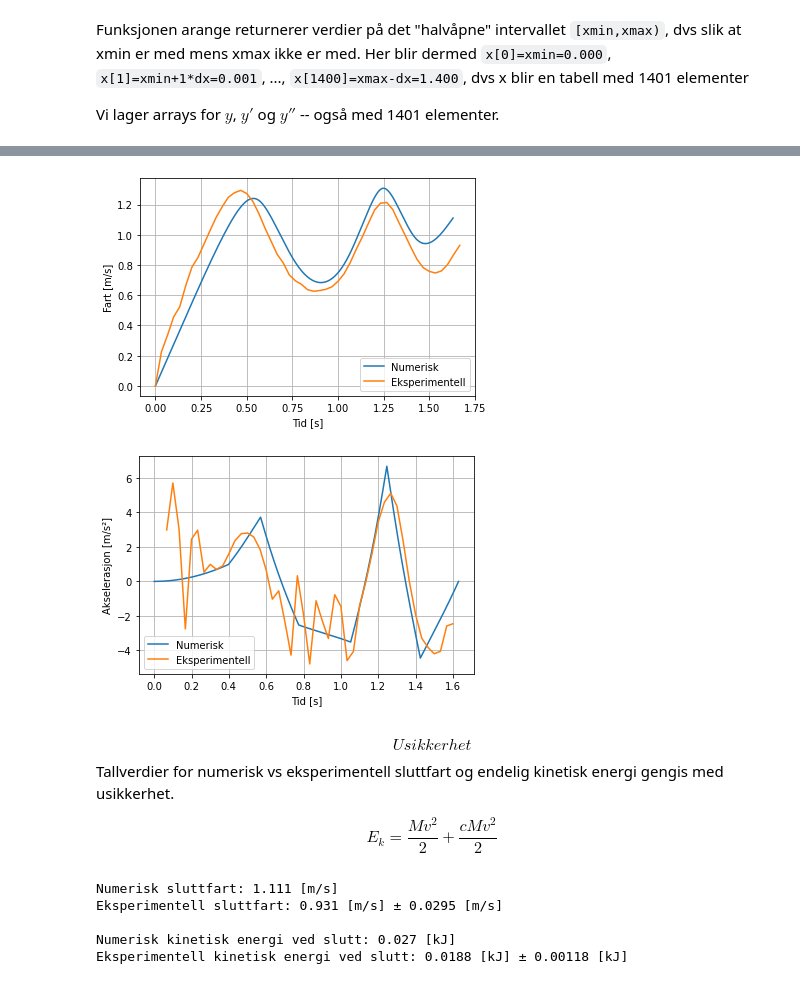
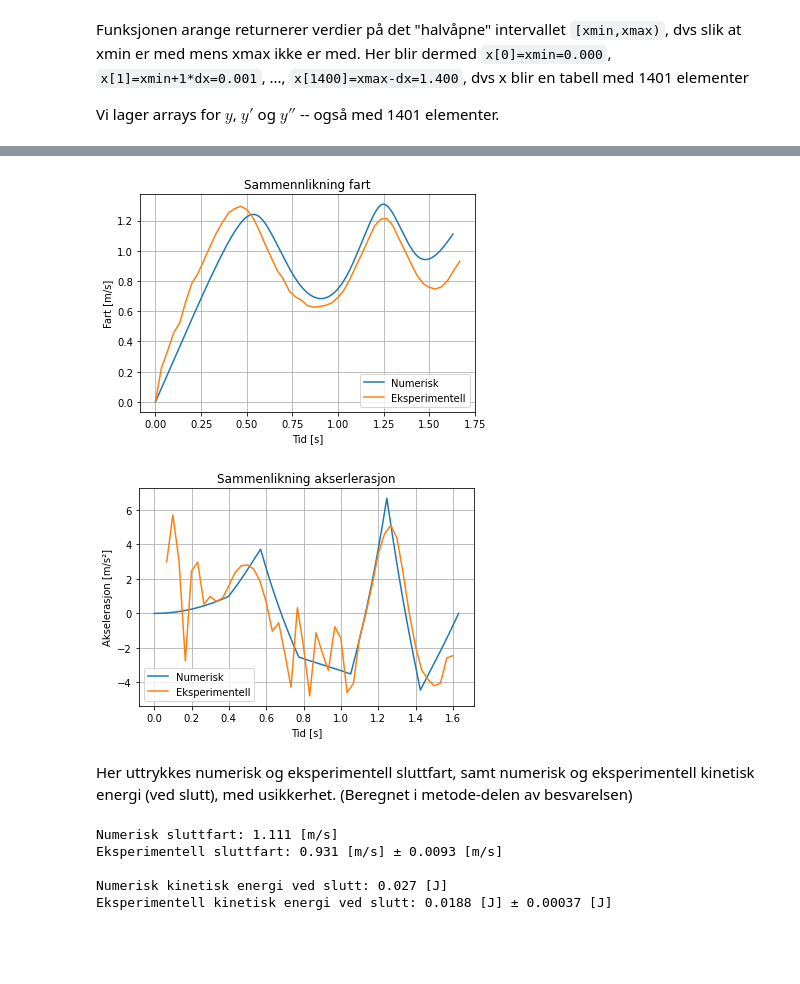
Before and after one commit to AdmiralDuckins/Fysikk-lab, a Jupyter notebook: cubicspline (1).ipynb, the cells around one changed output, grey strips where cells are left out. Drawn from its saved outputs; the diff is of its cells as text; code cells hidden in the pictures; blank space fills up the shorter version.

```diff
--- a/cubicspline (1).ipynb
+++ b/cubicspline (1).ipynb
@@ -301,78 +459,38 @@ f_e = M*a_e+ M*g*np.sin(beta_e[1:-1])
 # %%
 plt.plot(tid, v, label = "Numerisk")
 plt.plot(t_e, v_e, label = "Eksperimentell")
 plt.grid()
+plt.title('Sammennlikning fart')
 plt.xlabel("Tid [s]")
 plt.ylabel("Fart [m/s]")
 plt.legend()
 plt.show()
 
 
-
-
 plt.plot(tid, a, label = "Numerisk")
 plt.plot(t_e[2:-2], d2y_e, label = "Eksperimentell")
 plt.grid()
+plt.title('Sammenlikning akserlerasjon')
 plt.xlabel("Tid [s]")
 plt.ylabel(f'Akselerasjon [m/s\N{SUPERSCRIPT TWO}]')
 plt.legend()
 plt.show()
 # %% [output]
-[figure, old version]
+[figure, new version]
-[figure, old version]
+[figure, new version]
-# %% [markdown]
-$$Usikkerhet$$
-Tallverdier for numerisk vs eksperimentell sluttfart og endelig kinetisk energi gengis med usikkerhet.
-
-$$
-E_k = \frac{Mv^2}{2}+\frac{cMv^2}{2}
-$$
-# %%
-numerisk_sluttfart = np.array([v[-1]])
-
-
-
-kinetisk_energi_numerisk = (M*numerisk_sluttfart**2)/2 + (c*M*numerisk_sluttfart**2)/2
-
-
-
-
-eksperimentell_sluttfart = np.array([0.95, 0.97, 0.92, 0.965, 0.95, 0.878, 0.905, 0.893, 0.935, 0.946])
-
-
-eksperimentell_sluttfart_mean = np.mean(eksperimentell_sluttfart)
-eksperimentell_sluttfart_std_avvik = np.std(eksperimentell_sluttfart)
-
-
-kinetisk_energi_eksperimentell_enkel = round((M*eksperimentell_sluttfart_mean**2)/2 + (c*M*eksperimentell_sluttfart_mean**2)/2, 4)
-kinetisk_energi_eksperimentell_bidrag = []
-for i in range(len(eksperimentell_sluttfart)):
-    delelement = (M*eksperimentell_sluttfart[i]**2)/2 + (c*M*eksperimentell_sluttfart[i]**2)/2
-    kinetisk_energi_eksperimentell_bidrag.append(delelement)
-kinetisk_energi_eksperimentell_tungvint = np.mean([kinetisk_energi_eksperimentell_bidrag])
-#sjekk = np.std([kinetisk_energi_eksperimentell_enkel, kinetisk_energi_eksperimentell_2])
-
-
-
-kinetisk_energi_eksperimentell_mean = round(np.mean([round(kinetisk_energi_eksperimentell_enkel, 5), round(kinetisk_energi_eksperimentell_tungvint, 5)]), 4)
-
-
-kinetisk_energi_eksperimentell_std = np.std([kinetisk_energi_eksperimentell_bidrag])
-#np.mean([[np.std([kinetisk_energi_eksperimentell_enkel, kinetisk_energi_eksperimentell_tungvint]), np.std([kinetisk_energi_eksperimentell_bidrag])]])
-
-
-
-
-
-
-print(f'Numerisk sluttfart: {round(float(numerisk_sluttfart), 3)} [m/s]')
-print(f'Eksperimentell sluttfart: {round(eksperimentell_sluttfart_mean, 3)} [m/s] \u00B1 {round(eksperimentell_sluttfart_std_avvik, 4)} [m/s]')
-print()
-print(f'Numerisk kinetisk energi ved slutt: {round(float(kinetisk_energi_numerisk),3)} [kJ]')
-print(f'Eksperimentell kinetisk energi ved slutt: {round(kinetisk_energi_eksperimentell_mean, 4)} [kJ] \u00B1 {round(kinetisk_energi_eksperimentell_std, 5)} [kJ]')
-# %% [output]
-Numerisk sluttfart: 1.111 [m/s]
-Eksperimentell sluttfart: 0.931 [m/s] ± 0.0295 [m/s]
-
-Numerisk kinetisk energi ved slutt: 0.027 [kJ]
-Eksperimentell kinetisk energi ved slutt: 0.0188 [kJ] ± 0.00118 [kJ]
+# %% [markdown]
+Her uttrykkes numerisk og eksperimentell sluttfart, samt numerisk og eksperimentell kinetisk energi (ved slutt), med usikkerhet. (Beregnet i metode-delen av besvarelsen)
+# %%
+print(f'Numerisk sluttfart: {round(float(numerisk_sluttfart), 3)} [m/s]')
+print(f'Eksperimentell sluttfart: {round(eksperimentell_sluttfart_mean, 3)} [m/s] \u00B1 {standardfeil_eksperimentell_sluttfart} [m/s]')
+
+print()
+
+print(f'Numerisk kinetisk energi ved slutt: {round(float(kinetisk_energi_numerisk),3)} [J]')
+print(f'Eksperimentell kinetisk energi ved slutt: {round(kinetisk_energi_eksperimentell_mean, 4)} [J] \u00B1 {standardfeil_eksperimentell_kinetisk} [J]')
+# %% [output]
+Numerisk sluttfart: 1.111 [m/s]
+Eksperimentell sluttfart: 0.931 [m/s] ± 0.0093 [m/s]
+
+Numerisk kinetisk energi ved slutt: 0.027 [J]
+Eksperimentell kinetisk energi ved slutt: 0.0188 [J] ± 0.00037 [J]
```
Also changed, not shown: parts of 44 cells of this notebook.
